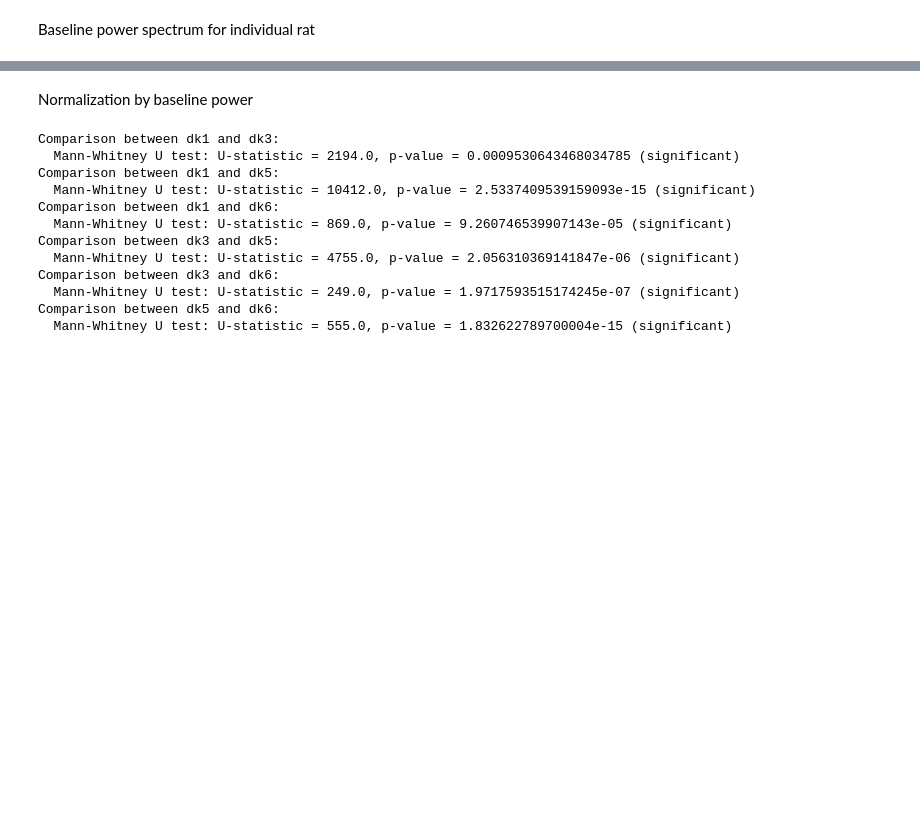
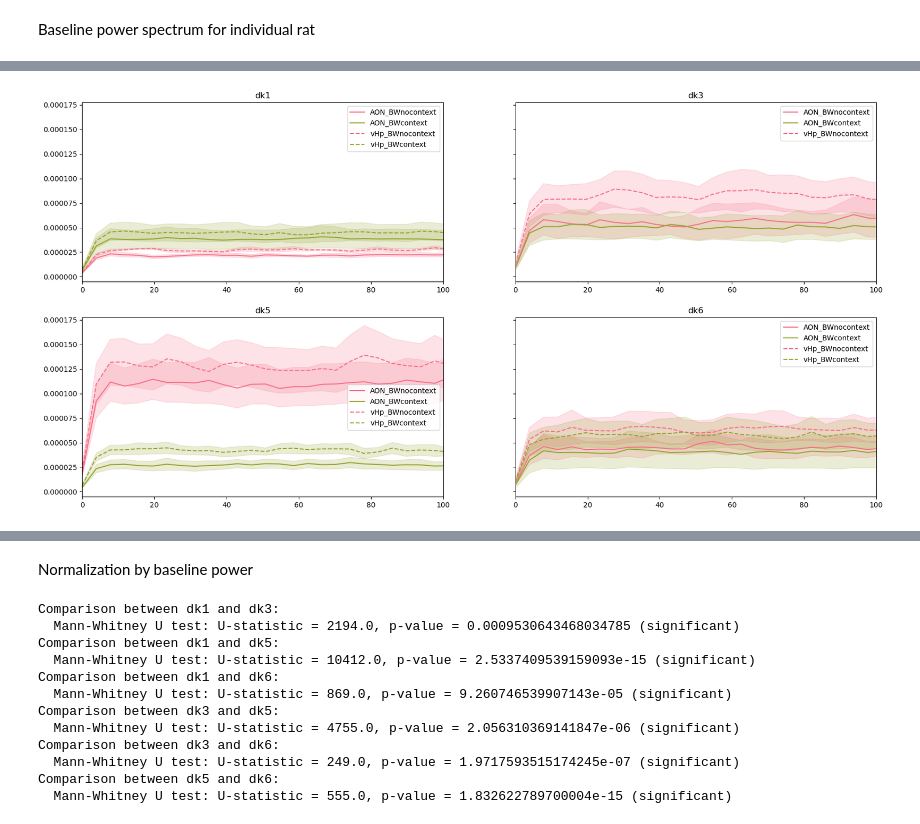
Before and after one commit to namanagrawal97/cpl_analysis_naman, a Jupyter notebook: 02_power_spectrum.ipynb, the cells around one changed output, grey strips where cells are left out. Saved outputs shown, nothing was run; the diff lists cells and outputs as text; code cells hidden in the pictures; blank space fills up the shorter version.

```diff
--- a/02_power_spectrum.ipynb
+++ b/02_power_spectrum.ipynb
@@ -460,0 +475,90 @@ plt.show()
+# %%
+import seaborn as sns
+
+def power_spec_and_bands_plot(power_df):
+    brain_areas = ['AON', 'vHp']
+    rats = np.unique(power_df['rat_id'])
+    tasks=['BWnocontext','BWcontext']
+
+    palette = sns.color_palette("husl", 4)  # Using the 'husl' palette with 4 colors
+    fig,axs=plt.subplots(nrows=2, ncols=2, figsize=(20,10), sharey=True)
+    axs=axs.flatten()
+    rat_power_df=[]
+    for i,rat in enumerate(rats):
+        rat_dict={}
+        rat_df=power_df[power_df['rat_id']==rat]
+        rat_df['channel_id'] = rat_df['channel_id'].apply(lambda x: 'AON' if 'AON' in x else x )
+        rat_df['channel_id'] = rat_df['channel_id'].apply(lambda x: 'vHp' if 'vHp' in x else x )
+        #tasks = np.unique(rat_df['task'])
+        for area in brain_areas:
+            for task in tasks:
+                rat_df_task_spec=rat_df[(rat_df['task']==task) & (rat_df['channel_id']==area)]['before_data_spec']
+                rat_beta_power=rat_df[(rat_df['task']==task) & (rat_df['channel_id']==area)]['beta_power']
+                rat_theta_power=rat_df[(rat_df['task']==task) & (rat_df['channel_id']==area)]['theta_power']
+                rat_gamma_power=rat_df[(rat_df['task']==task) & (rat_df['channel_id']==area)]['gamma_power']
+                rat_total_power=rat_df[(rat_df['task']==task) & (rat_df['channel_id']==area)]['before_data_power']
+                rat_power_row=[rat,task,area,np.nanmean(rat_total_power),np.nanmean(rat_beta_power),np.nanmean(rat_theta_power),np.nanmean(rat_gamma_power)]
+                if not rat_df_task_spec.empty:
+
+                    rat_baseline_power=np.mean(np.abs(rat_df_task_spec))
+                    rat_baseline_sem=scipy.stats.sem(np.abs(rat_df_task_spec))
+                    rat_dict[f'{area}_{task}_mean']=rat_baseline_power
+                    rat_dict[f'{area}_{task}_sem']=rat_baseline_sem
+
+                    faxis=np.linspace(0,1000,len(rat_baseline_power))
+
+                    ax=axs[i]
+                    color = palette[tasks.index(task)]  # Get color from palette based on task
+                    if area=='vHp':
+                        ax.plot(faxis, rat_baseline_power, label=f'{area}_{task}', linestyle='--',color=color)
+                        ax.fill_between(faxis,rat_baseline_power-rat_baseline_sem,rat_baseline_power+rat_baseline_sem,color=color, alpha=0.2)
+                    else:
+                        ax.plot(faxis, rat_baseline_power, label=f'{area}_{task}',color=color)
+                        ax.fill_between(faxis,rat_baseline_power-rat_baseline_sem,rat_baseline_power+rat_baseline_sem, alpha=0.2,color=color)
+                rat_power_df.append(rat_power_row)
+        ax.set_xlim([0,100])
+        ax.legend()
+        ax.set_title(f'{rat}')
+        # rat_df_csv = pd.DataFrame.from_dict(rat_dict, orient='index').transpose()
+        # rat_df_csv.to_csv(os.path.join(savepath,f'rat_{rat}_baseline_power.csv'), index=False)
+    rat_power_df = pd.DataFrame(rat_power_df, columns=['rat_id','task','area','total power','baseline beta','baseline theta','baseline gamma'])
+
+    #baseline_band_power_df=pd.concat(baseline_band_power, ignore_index=True)
+    plt.show()
+    # #fig.savefig(os.path.join(savepath,'baselinepower_spectrum.png'),format='png',dpi=300, bbox_inches='tight')
+
+    "Baseline power for each band"
+    # Create subplots
+    fig, axs = plt.subplots(nrows=1, ncols=2, figsize=(20, 10), sharey=True)
+    axs = axs.flatten()
+
+    # Define brain areas and bands
+    brain_areas = ['AON', 'vHp']
+    bands = ['total power','baseline beta', 'baseline theta', 'baseline gamma']
+
+    # Iterate over brain areas
+    for i, area in enumerate(brain_areas):
+        area_df = rat_power_df[rat_power_df['area'].str.contains(area)]
+        ax = axs[i]
+
+        # Melt the DataFrame to long format for Seaborn
+        melted_df = area_df.melt(id_vars=['rat_id', 'task'], value_vars=bands, var_name='Band', value_name='Power')
+
+        # Create the boxplot
+        sns.boxplot(x='Band', y='Power', hue='task', data=melted_df, ax=ax, showfliers=False)
+
+        # Add individual data points
+        sns.stripplot(x='Band', y='Power', hue='task', data=melted_df, dodge=True, ax=ax, linewidth=1, alpha=0.7)
+
+        # Set the title
+        ax.set_title(f'{area} Baseline Band Powers')
+
+        # Remove the duplicate legend
+        handles, labels = ax.get_legend_handles_labels()
+        ax.legend(handles[0:len(bands)], labels[0:len(bands)])
+    #fig.savefig(os.path.join(savepath, 'baseline_band_power.png'), format='png', dpi=300, bbox_inches='tight')
+    # Show the plot
+    plt.show()
+
+power_spec_and_bands_plot(scrambled_baseline_power_df)
+# %% [output]
@@ -460,0 +575 @@ plt.show()
+[figure, added]
```
Also changed, not shown: parts of 9 cells of this notebook.
